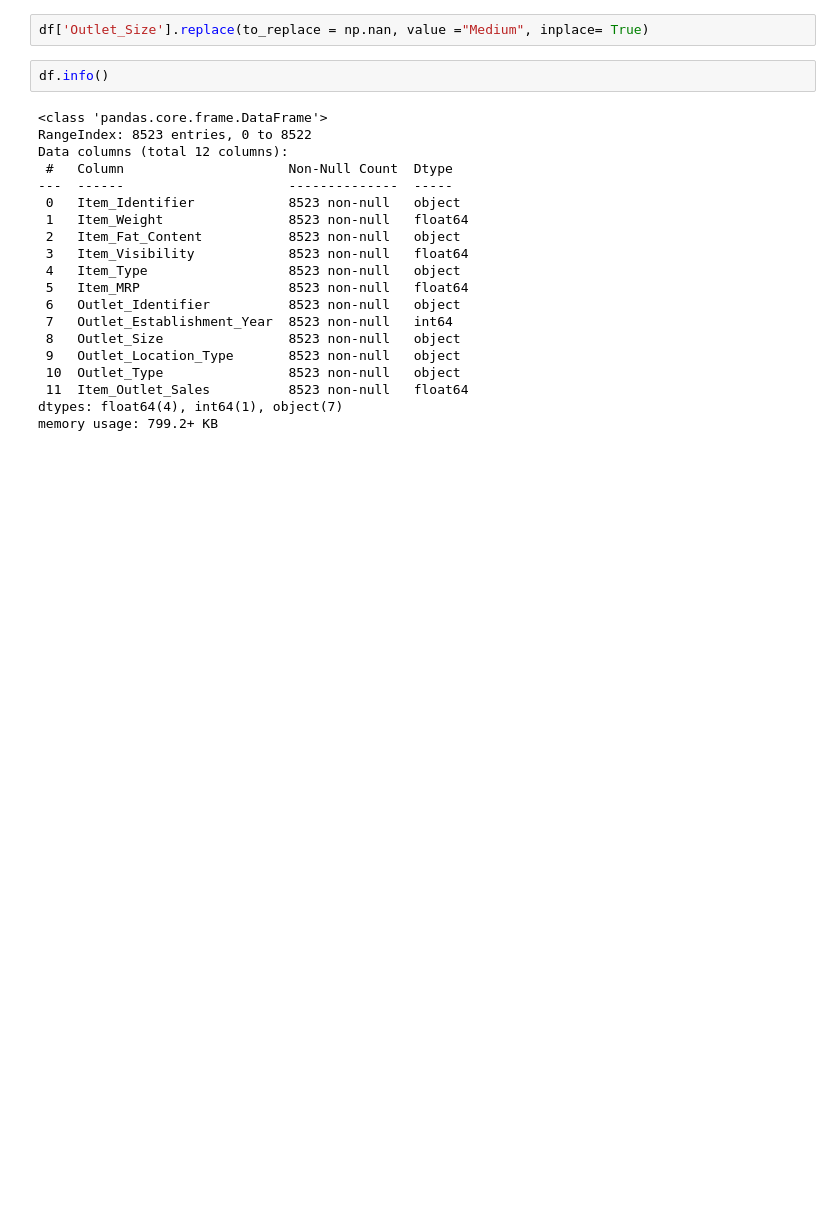
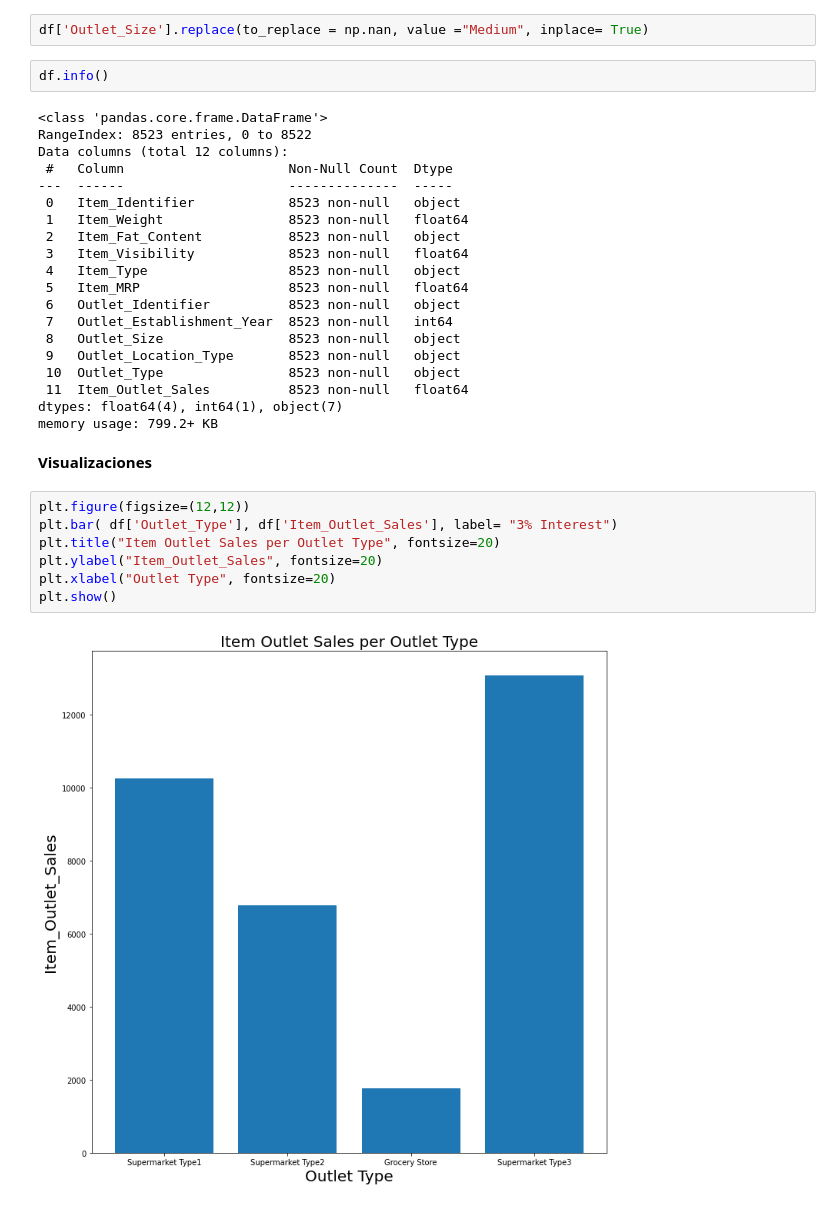
Before and after one commit to constanzego/proyecciones_ventas, a Jupyter notebook: Proyecto1.ipynb, the cells around one changed output. Saved outputs shown, nothing was run; the diff lists cells and outputs as text; blank space fills up the shorter version.

```diff
--- a/Proyecto1.ipynb
+++ b/Proyecto1.ipynb
@@ -282,3 +283,14 @@ Data columns (total 12 columns):
  11  Item_Outlet_Sales          8523 non-null   float64
 dtypes: float64(4), int64(1), object(7)
 memory usage: 799.2+ KB
+# %% [markdown]
+**Visualizaciones**
+# %%
+plt.figure(figsize=(12,12))
+plt.bar( df['Outlet_Type'], df['Item_Outlet_Sales'], label= "3% Interest")
+plt.title("Item Outlet Sales per Outlet Type", fontsize=20)
+plt.ylabel("Item_Outlet_Sales", fontsize=20)
+plt.xlabel("Outlet Type", fontsize=20)
+plt.show()
+# %% [output]
+[figure, added]
```
Also changed, not shown: parts of 5 cells of this notebook.
